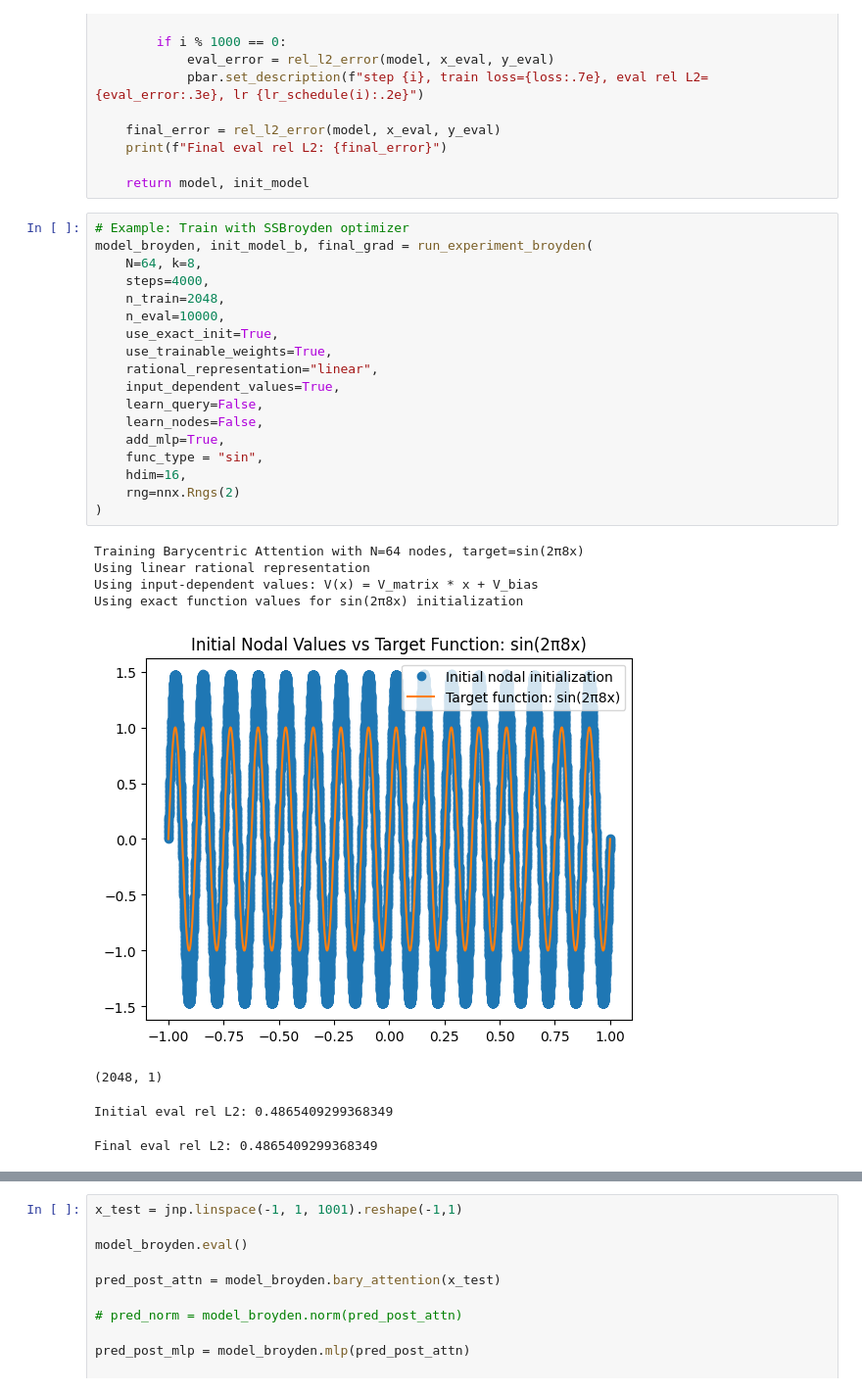
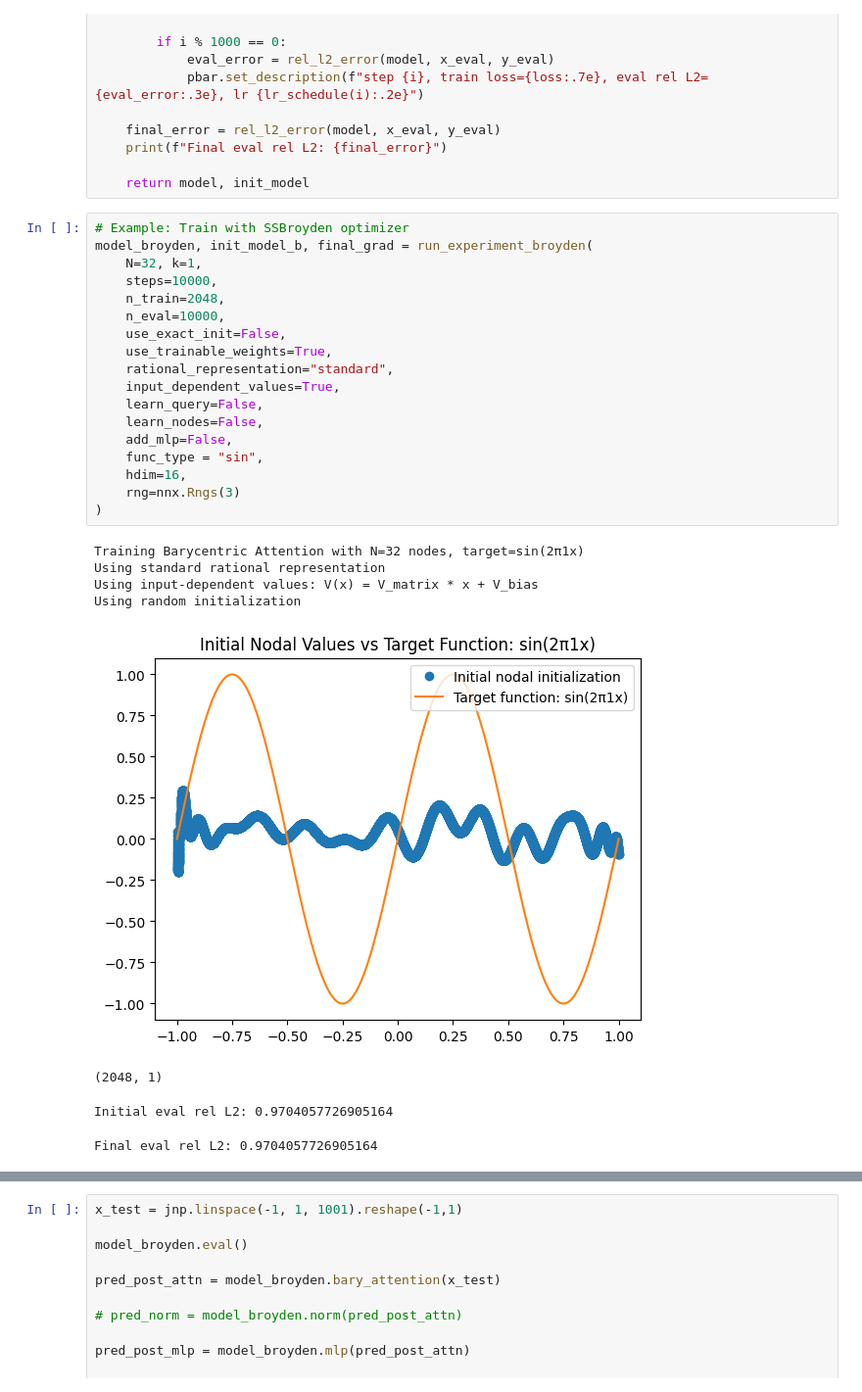
Before and after one commit to JunmiHu/jaxpi, a Jupyter notebook: constructions/barycentric_attention.ipynb, the cells around one changed output, grey strips where cells are left out. Shown at 98% size. Saved outputs shown, nothing was run; the diff lists cells and outputs as text.

```diff
--- a/constructions/barycentric_attention.ipynb
+++ b/constructions/barycentric_attention.ipynb
@@ -738,27 +740,27 @@ def run_experiment_adam(
 # %%
 # Example: Train with SSBroyden optimizer
 model_broyden, init_model_b, final_grad = run_experiment_broyden(
-    N=64, k=8,
-    steps=4000,
+    N=32, k=1,
+    steps=10000,
     n_train=2048,
     n_eval=10000,
-    use_exact_init=True,
+    use_exact_init=False,
     use_trainable_weights=True,
-    rational_representation="linear",
+    rational_representation="standard",
     input_dependent_values=True,
     learn_query=False,
     learn_nodes=False,
-    add_mlp=True,
+    add_mlp=False,
     func_type = "sin",
     hdim=16,
-    rng=nnx.Rngs(2)
+    rng=nnx.Rngs(3)
 )
 # %% [output]
-Training Barycentric Attention with N=64 nodes, target=sin(2π8x)
-Using linear rational representation
+Training Barycentric Attention with N=32 nodes, target=sin(2π1x)
+Using standard rational representation
 Using input-dependent values: V(x) = V_matrix * x + V_bias
-Using exact function values for sin(2π8x) initialization
+Using random initialization
-[figure, old version]
+[figure, new version]
 (2048, 1)
-Initial eval rel L2: 0.4865409299368349
+Initial eval rel L2: 0.9704057726905164
-Final eval rel L2: 0.4865409299368349
+Final eval rel L2: 0.9704057726905164
```
Also changed, not shown: parts of 5 cells of this notebook.
